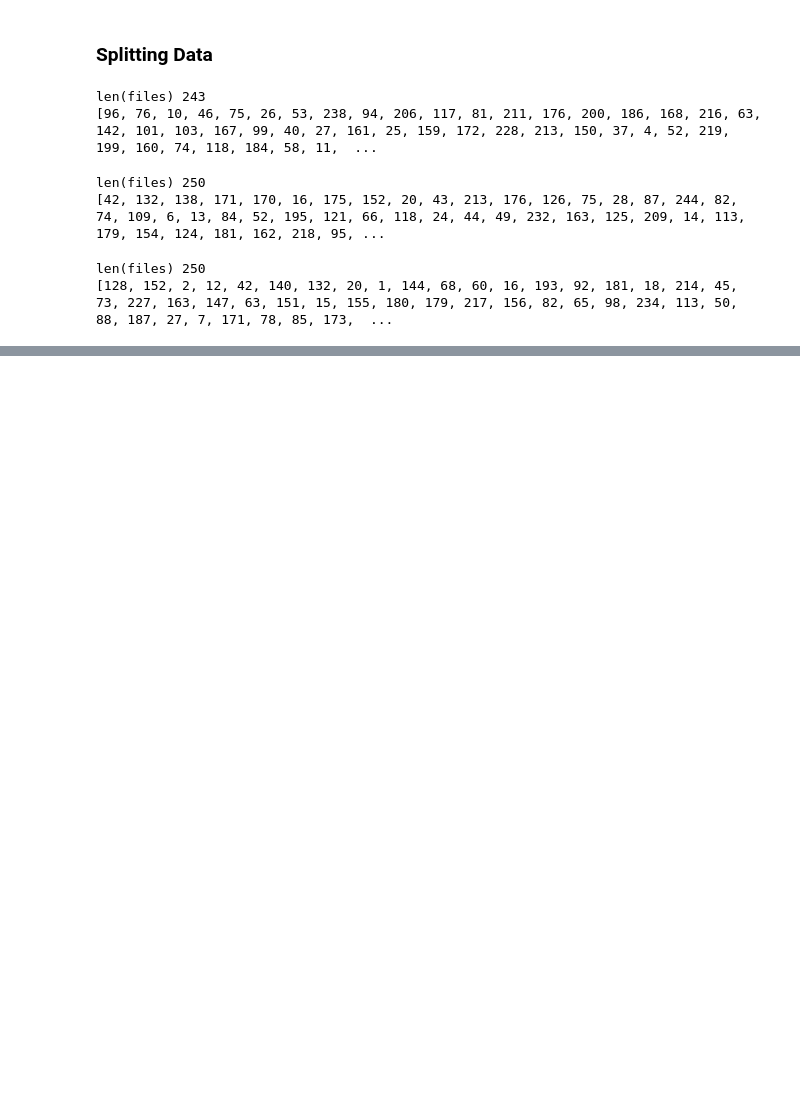
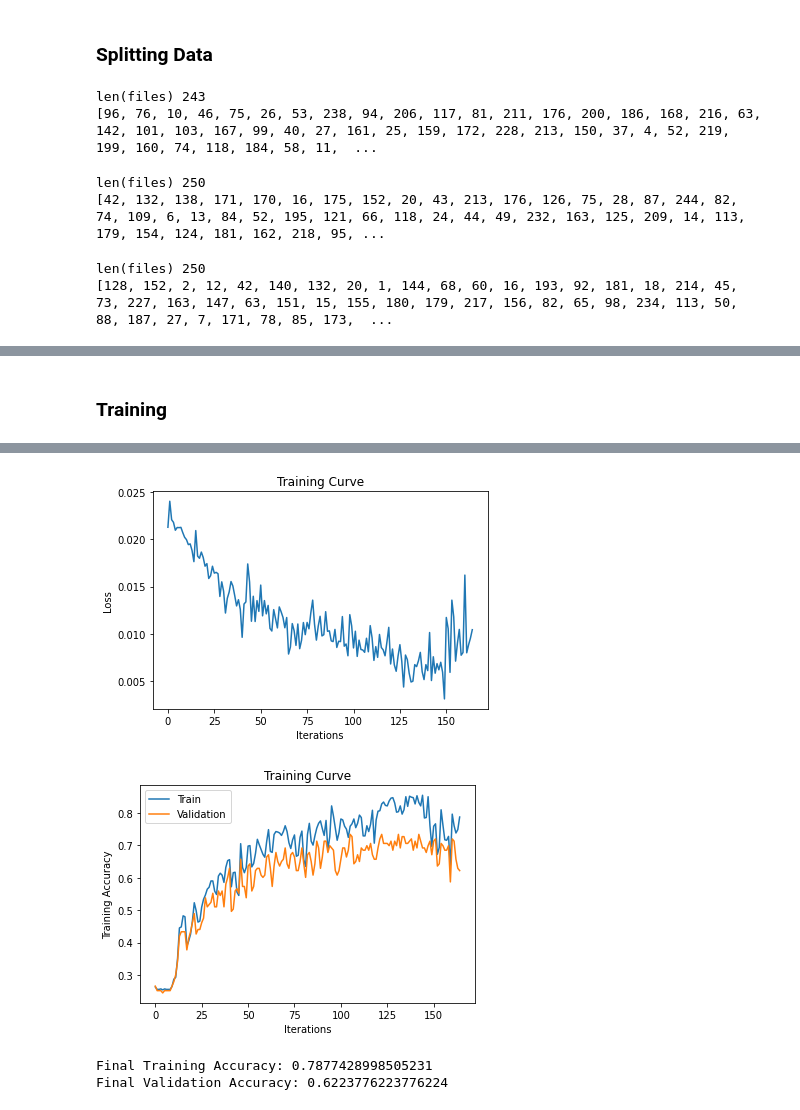
Before and after one commit to davendramaharaj1/X_Ray_Classification_aps_360, a Jupyter notebook: CNN_Model/CNN_model.ipynb, the cells around one changed output, grey strips where cells are left out. Cells and saved outputs as stored; diff of their text form; code cells hidden in the pictures; blank space fills up the shorter version.

Commit message:
Added get data loader function, created a second CNN model, tested first and second CNN models with dataset of ~950 images.

```diff
--- a/CNN_Model/CNN_model.ipynb
+++ b/CNN_Model/CNN_model.ipynb
@@ -186,19 +188,13 @@ len(files) 250
 # %%
-def load_data(batch_size=64, num_workers=1, small=False):
-  # Compose allows us to have multiple transformations to occur, where we first ensure our images are 224x224, and then
-  # convert the images to a tensor in the form (torch.Tensor([3, 224, 224])
-  transform_it = transforms.Compose([transforms.CenterCrop(224), transforms.ToTensor()])
-
-  # Check to see if we want to load the small dataset for over fitting
-  if small:
-    small_path = main_dir + '/Lab3a'
-    small_data = torchvision.datasets.ImageFolder(small_path, transform=transform_it)
-    return small_data
+def load_data(batch_size=64):
+  # Compose allows us to have multiple transformations to occur
+  # and resize all images to 224x224
+  transform_it = transforms.Compose([transforms.Resize((224,224)), transforms.ToTensor()])
 
   # Save the paths of each of the different types of data that are located in my drive
-  train_path = main_dir + '/Gesture_Dataset_Sorted/train_data'
-  val_path = main_dir + '/Gesture_Dataset_Sorted/val_data'
-  test_path = main_dir + '/Gesture_Dataset_Sorted/test_data'
+  train_path = '/content/gdrive/MyDrive/APS360/Project/sample_large/train'
+  val_path = '/content/gdrive/MyDrive/APS360/Project/sample_large/val'
+  test_path = '/content/gdrive/MyDrive/APS360/Project/sample_large/test'
 
   # Load all of the data from my google drive
   train_data = torchvision.datasets.ImageFolder(train_path, transform=transform_it)
@@ -211,9 +207,10 @@ def load_data(batch_size=64, num_workers=1, small=False):
 # %%
  #Convolutional Neural Network Architecture for classifying chest xray images
-class Xray_Classifier(nn.Module):
+ #Model 1 of our CNN
+class Xray_Classifier_MODEL1(nn.Module):
       def __init__(self):
-          self.name = "Xray_Classifier"
-          super(Xray_Classifier, self).__init__()
+          self.name = "Xray_Classifier_MODEL1"
+          super(Xray_Classifier_MODEL1, self).__init__()
           self.conv1 = nn.Conv2d(3, 5, 5) #in_channel=3, out_channel=5, kernel_size=5
           self.pool = nn.MaxPool2d(2, 2) #kernel_size=2, stride=2
           self.conv2 = nn.Conv2d(5, 10, 5) #in_channel=5, out_channel=10, kernel_size=5
@@ -230,3 +249,5 @@ class Xray_Classifier(nn.Module):
+# %% [markdown]
+### **Training**
 # %%
 # For the model checkpoints
 def get_model_name(name, batch_size, learning_rate, epoch):
@@ -263,7 +284,7 @@ def get_accuracy(model, data_loader):
         total += imgs.shape[0]
     return correct / total
 # %%
-def train(model, batch_size=64, learning_rate=0.001, num_epochs=20):
+def train(model, train_data, val_data, batch_size=64, learning_rate=0.001, num_epochs=20):
     torch.manual_seed(1000)
     criterion = nn.CrossEntropyLoss()
     optimizer = optim.Adam(model.parameters(), lr=learning_rate)
@@ -327,12 +348,14 @@ def train(model, batch_size=64, learning_rate=0.001, num_epochs=20):
 # %%
 # Use GPU
 use_cuda = True
-model_Xray= Xray_Classifier()
+model_xray_1 = Xray_Classifier_MODEL1()
 
 if use_cuda and torch.cuda.is_available():
-  model_Xray.cuda()
+  model_xray_1.cuda()
   print('CUDA is available!  Training on GPU ...')
 else:
   print('CUDA is not available.  Training on CPU ...')
 
-train(model_Xray, batch_size=64, learning_rate=0.001, num_epochs=15)
+train_data_1, val_data_1, test_data_1 = load_data(batch_size=64)
+train(model_xray_1, train_data_1, val_data_1, batch_size=64, learning_rate=0.001, num_epochs=15)
+# %% [output]
@@ -338,0 +378,4 @@ train(model_Xray, batch_size=64, learning_rate=0.001, num_epochs=15)
+[figure, added]
+[figure, added]
+Final Training Accuracy: 0.7877428998505231
+Final Validation Accuracy: 0.6223776223776224
```
Also changed, not shown: parts of 7 cells of this notebook.
